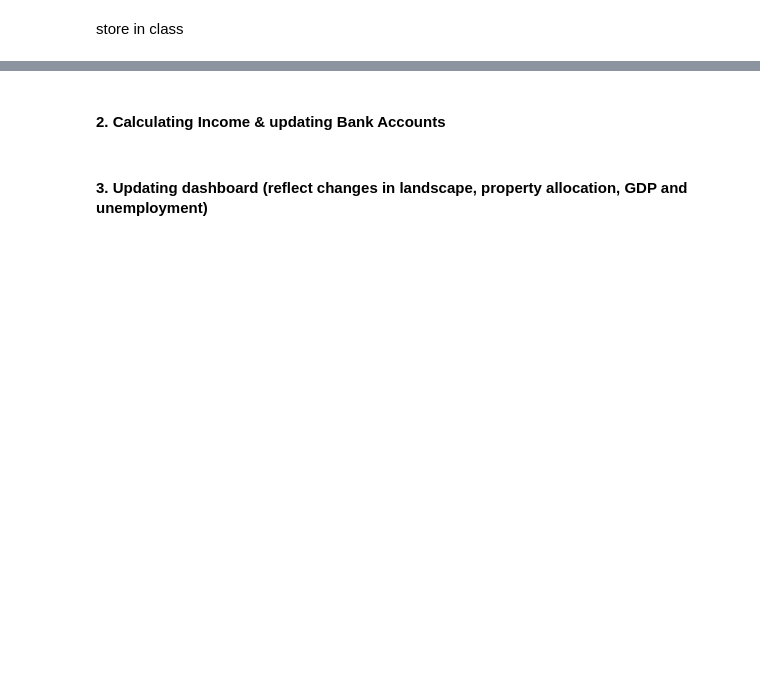
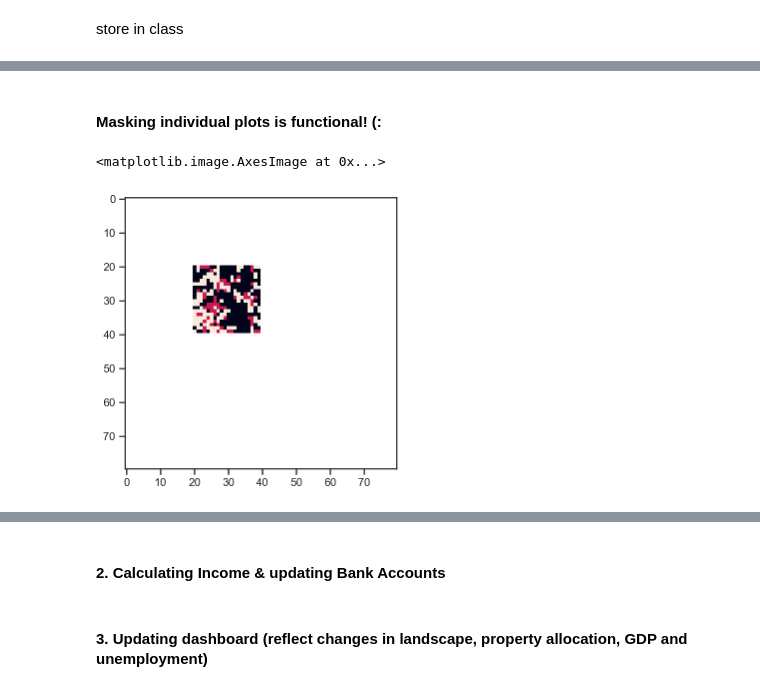
Before and after one commit to derpyninja/gecm, a Jupyter notebook: notebooks/01-mb-fz-prototype-v2.ipynb, the cells around one changed output, grey strips where cells are left out. Saved outputs shown, nothing was run; the diff lists cells and outputs as text; code cells hidden in the pictures; blank space fills up the shorter version.

```diff
--- a/notebooks/01-mb-fz-prototype-v2.ipynb
+++ b/notebooks/01-mb-fz-prototype-v2.ipynb
@@ -226,0 +262,13 @@ df_mgmt_decisions_melted
+# %% [markdown]
+#### Masking individual plots is functional! (:
+# %%
+plot = 22
+mgmt_mask = (matrix_game.block_definition_matrix_pixel_lvl == plot)
+np.unique(mgmt_mask, return_counts=True)
+
+ar = matrix_game.lulc_matrix_stack[:, :, 0].copy()
+ar_masked = np.ma.masked_where(~mgmt_mask, ar.data, copy=True)
+plt.imshow(ar_masked)
+# %% [output]
+<matplotlib.image.AxesImage at 0x...>
+[figure, added]
```
Also changed, not shown: parts of 15 cells of this notebook, 5 other files.
